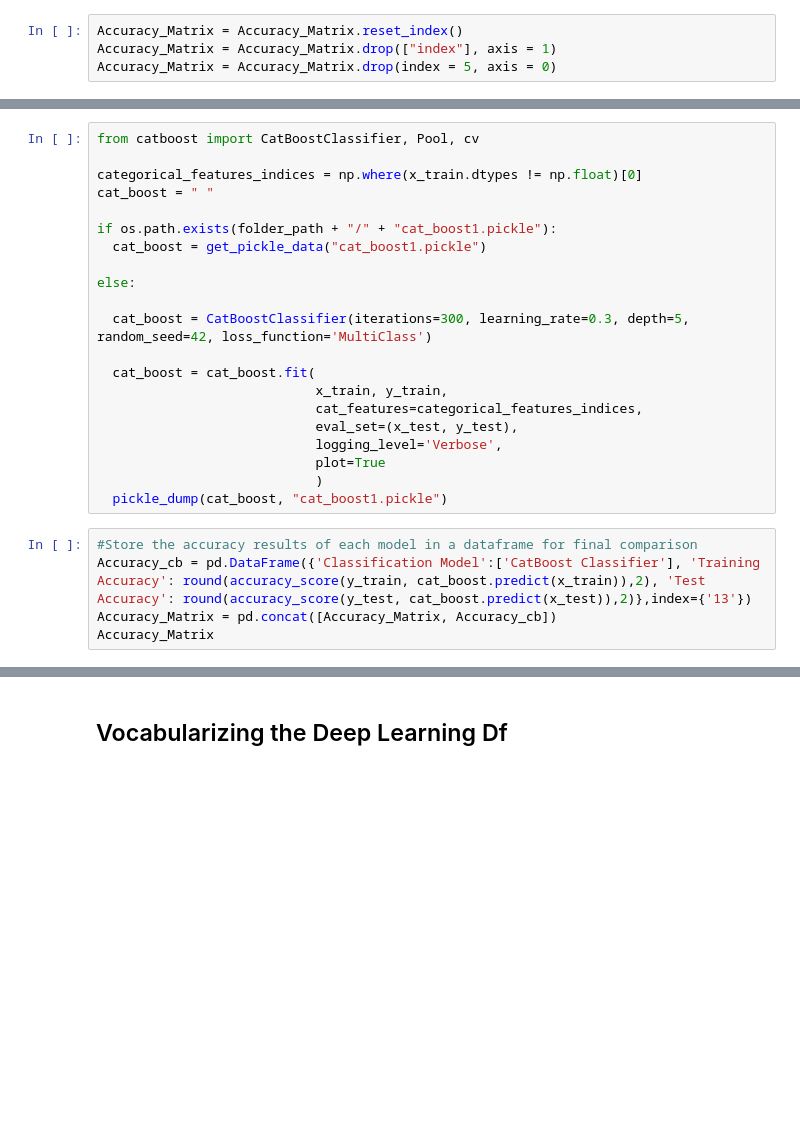
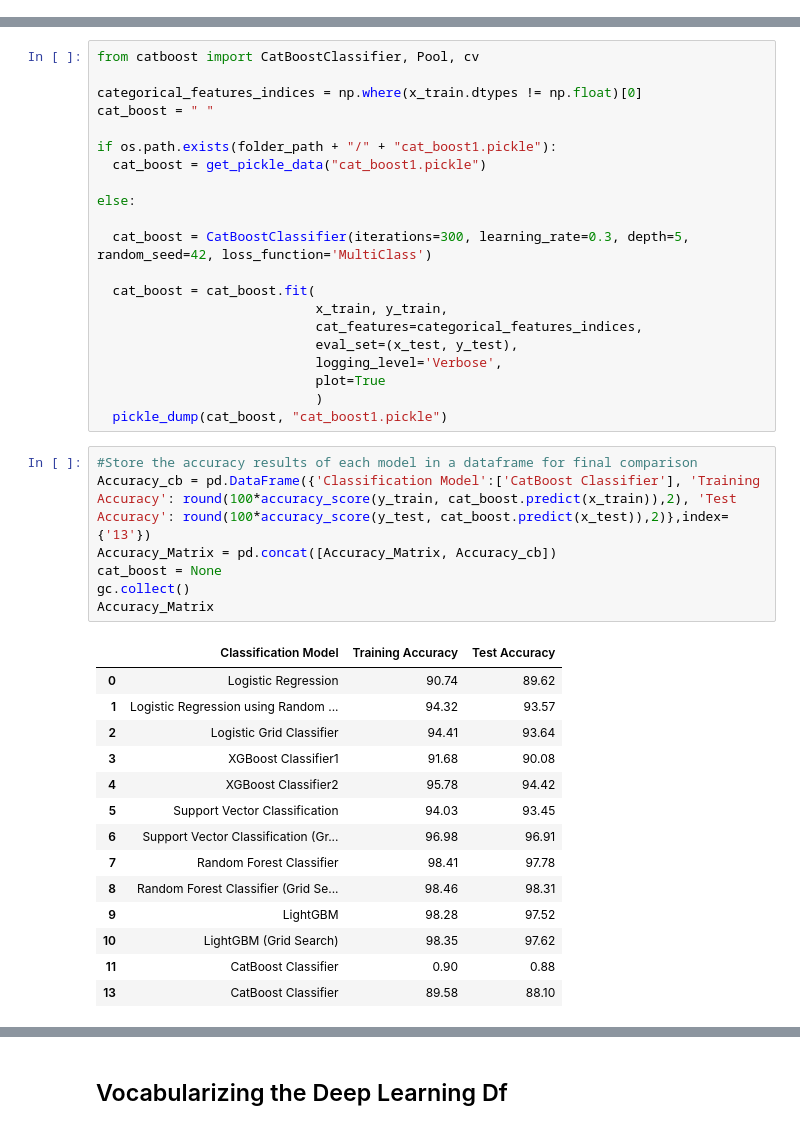
Before and after one commit to ABPande/AIML_CAPSTONE_NLP_B_GRP_4, a Jupyter notebook: Capstone_Project_Final_Jan3.ipynb, the cells around one changed output, grey strips where cells are left out. Drawn from its saved outputs; the diff is of its cells as text; blank space fills up the shorter version.

```diff
--- a/Capstone_Project_Final_Jan3.ipynb
+++ b/Capstone_Project_Final_Jan3.ipynb
@@ -2184,6 +2346,2 @@ Accuracy_Matrix
-# %%
-Accuracy_Matrix = Accuracy_Matrix.reset_index()
-Accuracy_Matrix = Accuracy_Matrix.drop(["index"], axis = 1)
-Accuracy_Matrix = Accuracy_Matrix.drop(index = 5, axis = 0)
 # %%
 model_lgb.get_params
@@ -2240,7 +2441,24 @@ else:
   pickle_dump(cat_boost, "cat_boost1.pickle")
 # %%
 #Store the accuracy results of each model in a dataframe for final comparison
-Accuracy_cb = pd.DataFrame({'Classification Model':['CatBoost Classifier'], 'Training Accuracy': round(accuracy_score(y_train, cat_boost.predict(x_train)),2), 'Test Accuracy': round(accuracy_score(y_test, cat_boost.predict(x_test)),2)},index={'13'})
+Accuracy_cb = pd.DataFrame({'Classification Model':['CatBoost Classifier'], 'Training Accuracy': round(100*accuracy_score(y_train, cat_boost.predict(x_train)),2), 'Test Accuracy': round(100*accuracy_score(y_test, cat_boost.predict(x_test)),2)},index={'13'})
 Accuracy_Matrix = pd.concat([Accuracy_Matrix, Accuracy_cb])
+cat_boost = None
+gc.collect()
 Accuracy_Matrix
+# %% [output]
+|  | Classification Model | Training Accuracy | Test Accuracy |
+| 0 | Logistic Regression | 90.74 | 89.62 |
+| 1 | Logistic Regression using Random ... | 94.32 | 93.57 |
+| 2 | Logistic Grid Classifier | 94.41 | 93.64 |
+| 3 | XGBoost Classifier1 | 91.68 | 90.08 |
+| 4 | XGBoost Classifier2 | 95.78 | 94.42 |
+| 5 | Support Vector Classification | 94.03 | 93.45 |
+| 6 | Support Vector Classification (Gr... | 96.98 | 96.91 |
+| 7 | Random Forest Classifier | 98.41 | 97.78 |
+| 8 | Random Forest Classifier (Grid Se... | 98.46 | 98.31 |
+| 9 | LightGBM | 98.28 | 97.52 |
+| 10 | LightGBM (Grid Search) | 98.35 | 97.62 |
+| 11 | CatBoost Classifier | 0.90 | 0.88 |
+| 13 | CatBoost Classifier | 89.58 | 88.10 |
 # %%
```
Also changed, not shown: parts of 26 cells of this notebook.
